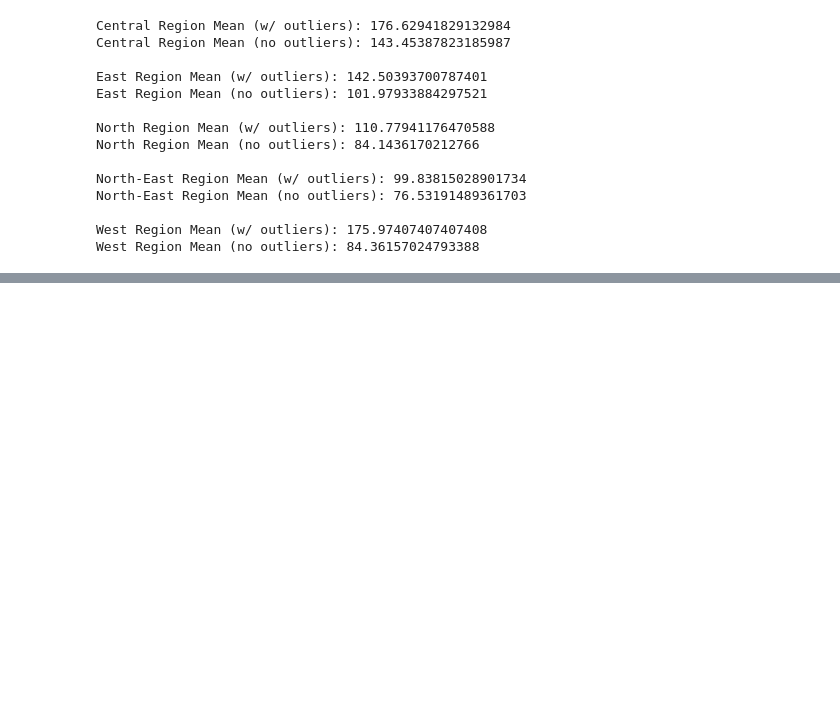
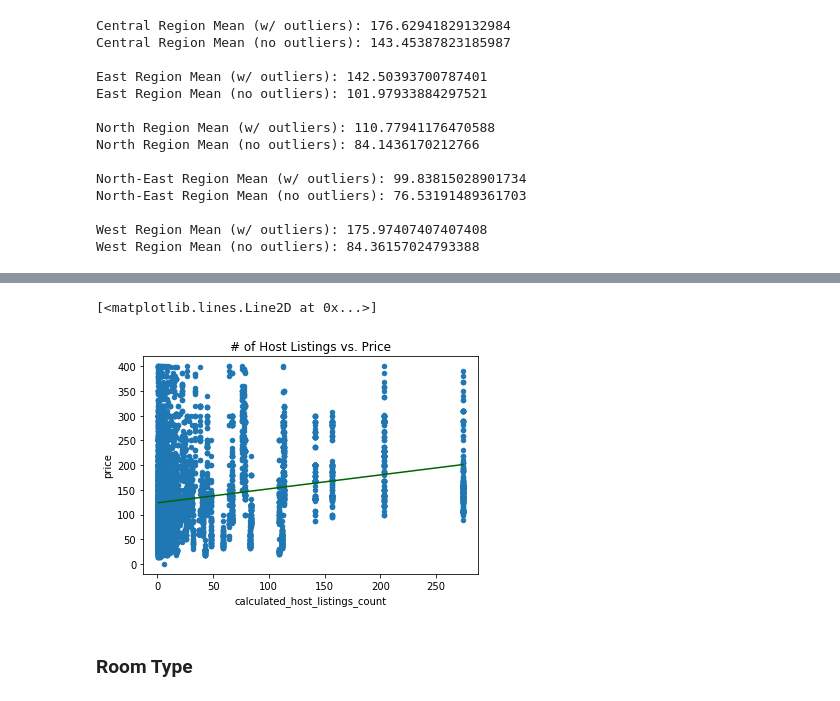
Before and after one commit to NathanHergenreter/SingaporeAirbnb, a Jupyter notebook: python/price_analysis.ipynb, the cells around one changed output, grey strips where cells are left out. Saved outputs shown, nothing was run; the diff lists cells and outputs as text; code cells hidden in the pictures; blank space fills up the shorter version.

```diff
--- a/python/price_analysis.ipynb
+++ b/python/price_analysis.ipynb
@@ -91,0 +189,15 @@ West Region Mean (no outliers): 84.36157024793388
+# %%
+lm_host_no = sm.OLS(airbnb_no.price, sm.add_constant(airbnb_no.calculated_host_listings_count)).fit()
+#lm_host_no.summary()
+# %%
+airbnb_no.plot('calculated_host_listings_count', 'price', kind = 'scatter').set_title('# of Host Listings vs. Price')
+xMin = airbnb_no.calculated_host_listings_count.min()
+xMax= airbnb_no.calculated_host_listings_count.max()
+X = np.linspace(xMin, xMax, 100)
+Y = lm_host_no.params[0] + lm_host_no.params[1] * X
+plt.plot(X, Y, color = 'darkgreen')
+# %% [output]
+[<matplotlib.lines.Line2D at 0x...>]
+[figure, added]
+# %% [markdown]
+### Room Type
```
Also changed, not shown: parts of 23 cells of this notebook, 1 other file.
